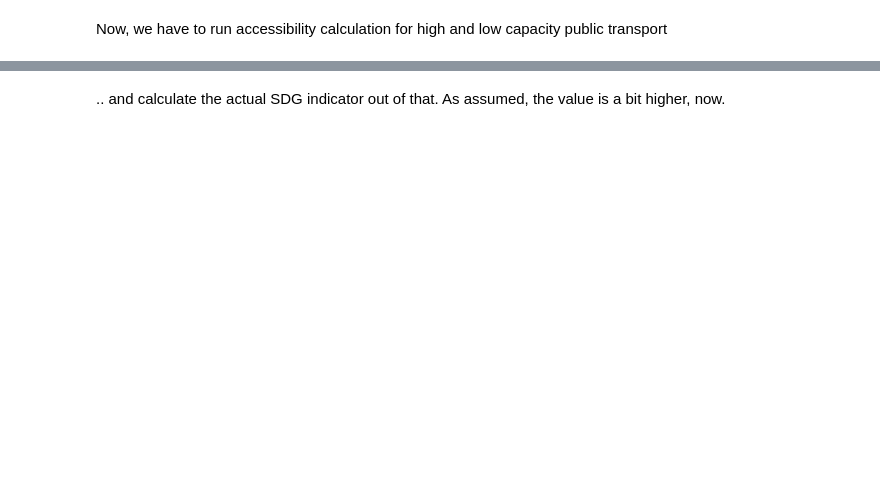
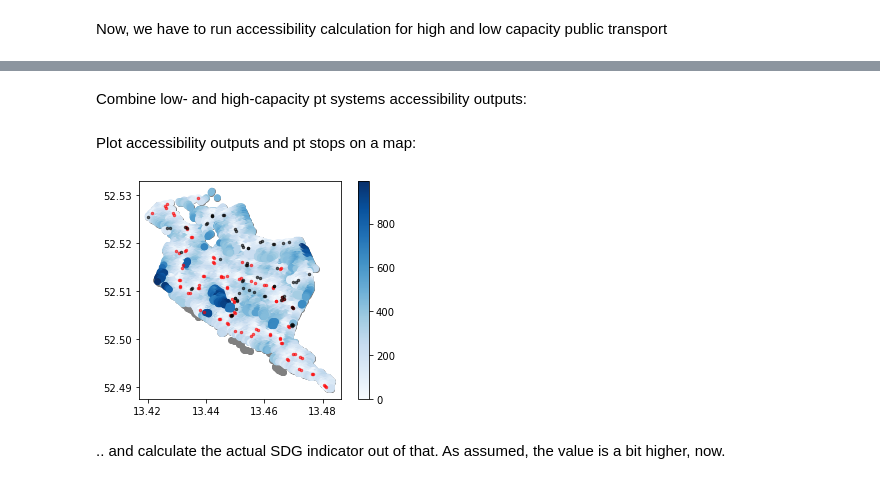
Before and after one commit to DLR-VF/PtAC-examples, a Jupyter notebook: notebooks/friedrichshain_example.ipynb, the cells around one changed output, grey strips where cells are left out. Saved outputs shown, nothing was run; the diff lists cells and outputs as text; code cells hidden in the pictures; blank space fills up the shorter version.

```diff
--- a/notebooks/friedrichshain_example.ipynb
+++ b/notebooks/friedrichshain_example.ipynb
@@ -192,3 +196,18 @@ calculation finished in 25.742307799999992 seconds
+# %% [markdown]
+Combine low- and high-capacity pt systems accessibility outputs:
+# %%
+accessibility_output = pd.concat([accessibility_output_low, accessibility_output_high])
+accessibility_output = accessibility_output.drop_duplicates(subset=['index', 'o_id'])
+# %% [markdown]
+Plot accessibility outputs and pt stops on a map:
+# %%
+ax = boundary_gdf.plot(color="grey")
+accessibility_output.to_crs(4326).plot(column='distance_pt', cmap='Blues', ax=ax, legend=True)
+stops_low_capacity.plot(c='red',  markersize=6, alpha=0.6, ax=ax)
+stops_high_capacity.plot(c='black',  markersize=6, alpha=0.6, ax=ax)
+plt.show()
+# %% [output]
+[figure, added]
 # %% [markdown]
 .. and calculate the actual SDG indicator out of that. As assumed, the value is a bit higher, now.
 # %%
```
Also changed, not shown: parts of 15 cells of this notebook.
